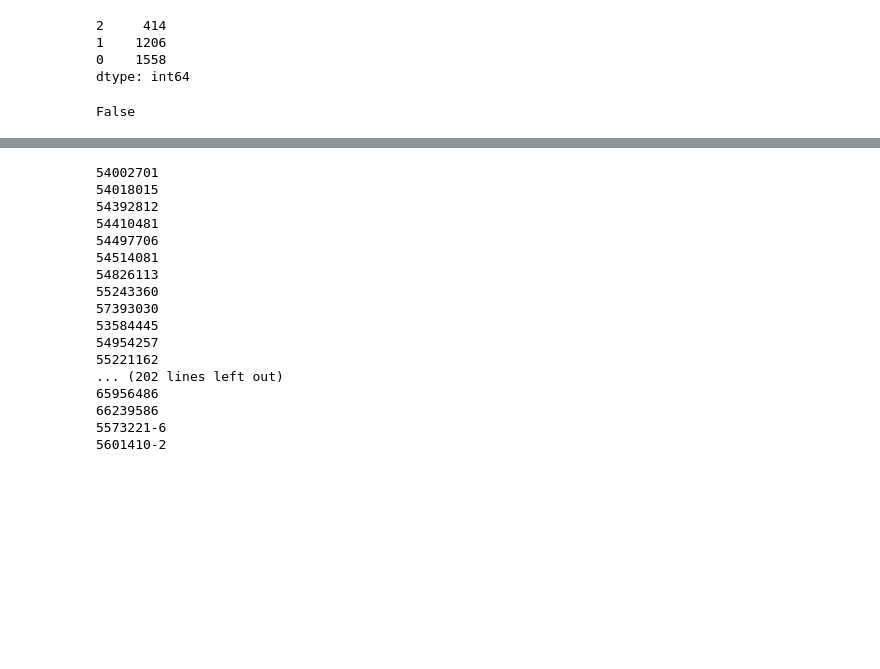
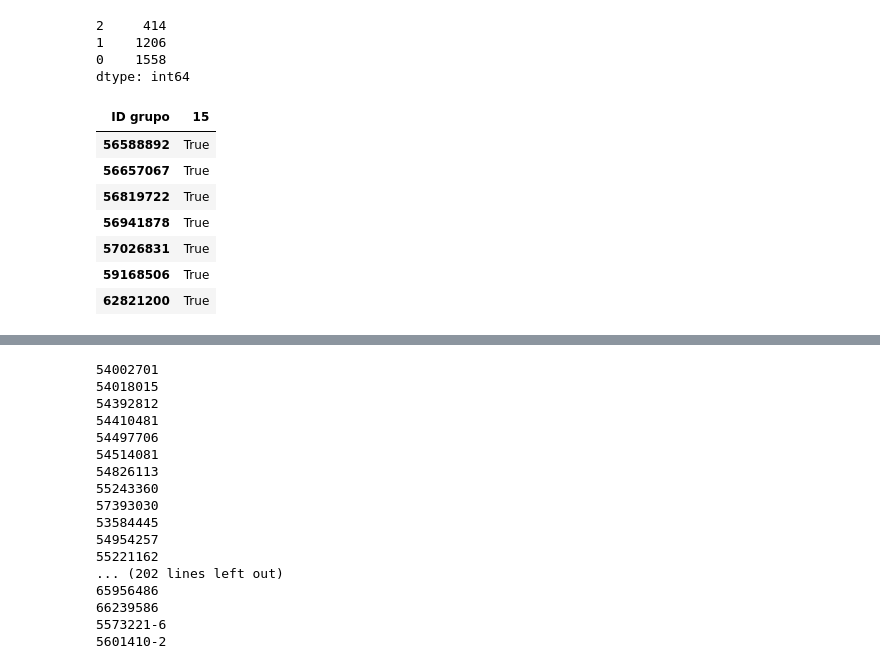
Before and after one commit to HJuan412/group_reparting, a Jupyter notebook: Asignador.ipynb, the cells around one changed output, grey strips where cells are left out. Cells and saved outputs as stored; diff of their text form; code cells hidden in the pictures; blank space fills up the shorter version.

```diff
--- a/Asignador.ipynb
+++ b/Asignador.ipynb
@@ -229,38 +229,31 @@ def get_sg_demand(demand_tab, groups, sg):
 def place_group(demand_tab, groups, certified, ngroup, max_students):
     # define super group demand
     sg_demand = get_sg_demand(demand_tab, groups, ngroup)
+
     # get certified students and count options
     sg_student_data = pd.concat({'opts':sg_demand.sum(axis=1),
                                  'cert':certified.loc[sg_demand.index].apply(lambda x : 0 if x else 1)},
                                 axis=1).sort_values(['cert', 'opts'])
-    # count demand for each group in the supergroup
-    sg_groups_demand = sg_demand.sum(axis=0).sort_values()
 
     #prepare placement tab
-    sg_placement = pd.DataFrame(False, index=sg_demand.index, columns=sg_demand.columns)
-
-    # sort_studebnts by option & certification
+    sg_placement = pd.DataFrame(False, index=demand_tab.index, columns=sg_demand.columns)
+    # sort_students by option & certification, sort groups by least demand
     sg_demand2 = sg_demand.loc[sg_student_data.index].copy()
+    sg_demand2 = sg_demand2.iloc[:,np.argsort(sg_demand2.sum(axis=0))]
 
     # begin iteration
     for i in range(max_students):
         # always start placing by the least required groups
-        for grp in sg_groups_demand.index:
+        for grp in sg_demand2.columns:
             # assign a student to each group
-            try:
+            if sg_demand2[grp].sum() > 0:
                 grp_student = sg_demand2.index[np.argmax(sg_demand2[grp])] # select the most prioritary student for the current group (certified & least options)
-            except:
-                # no more students demand this group
-                continue
-            student_dems = sg_demand.columns[sg_demand.loc[grp_student]]
-            # place selected student and remove them from the demand table
-            sg_placement.loc[grp_student, grp] = True
-            sg_demand2.drop(index=grp_student, inplace=True)
-        # recalculate demand
-        sg_student_data = sg_student_data.loc[sg_demand2.index].sort_values(['cert', 'opts'])
-        # reorder demand & recalculate groups demand
-        sg_demand2 = sg_demand2.loc[sg_student_data.index]
-        sg_groups_demand = sg_demand2.sum(axis=0).sort_values()
+                # place selected student and remove them from the demand table
+                sg_placement.loc[grp_student, grp] = True
+                sg_demand2.drop(index=grp_student, inplace=True)
+        # recalculate demand, resort groups by least demand, drop not demanded groups
+        sg_demand2 = sg_demand2.iloc[:,np.argsort(sg_demand2.sum(axis=0))]
+        sg_demand2 = sg_demand2.loc[:, sg_demand2.sum(axis=0)>0]
     return sg_placement, sg_demand, sg_demand2
 
 sg_places, sg_dem, sg_dem2 = place_group(demand_tab, grupos, certified, 2, 35)
@@ -310,7 +260,14 @@ for i in range(35):
-# %%
-trigger
-# %% [output]
-False
+# %%
+sg_dem2
+# %% [output]
+| ID grupo | 15 |
+| 56588892 | True |
+| 56657067 | True |
+| 56819722 | True |
+| 56941878 | True |
+| 57026831 | True |
+| 59168506 | True |
+| 62821200 | True |
 # %%
 # distrigbute
 demand_tab2 = demand_tab.copy()
```
Also changed, not shown: parts of 5 cells of this notebook.
